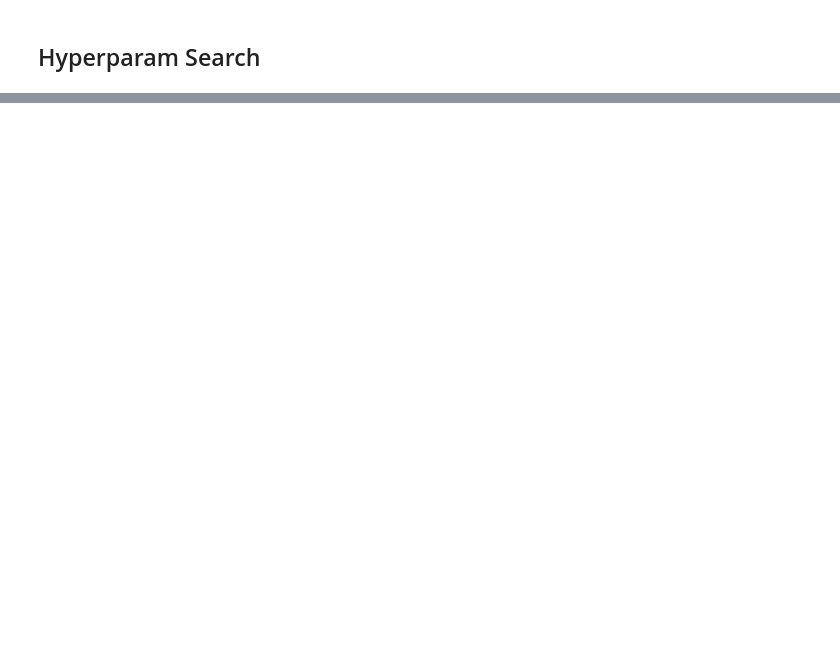
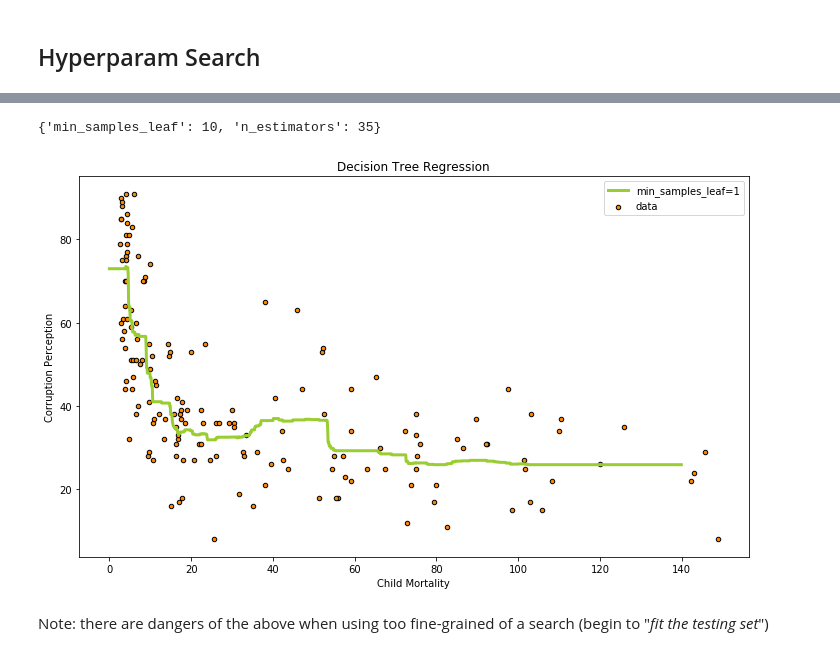
Before and after one commit to M-Harrington/Research-Computing-Instruction, a Jupyter notebook: MLworkshop.ipynb, the cells around one changed output, grey strips where cells are left out. Saved outputs shown, nothing was run; the diff lists cells and outputs as text; code cells hidden in the pictures; blank space fills up the shorter version.

```diff
--- a/MLworkshop.ipynb
+++ b/MLworkshop.ipynb
@@ -190,0 +206,7 @@ param_grid =
+# %%
+# Easy way using gridsearch
+param_grid = {'min_samples_leaf':[1,5,10,15,20], 'n_estimators':[1,5,35,75,100,200]}
+
+rfr = RandomForestRegressor() #parameters to keep constant
+rfr_gscv = GridSearchCV(rfr, param_grid, cv=5, scoring ='neg_mean_squared_error',iid=False)
+rfr_gscv.fit(X_small, y)
@@ -190,0 +232,26 @@ param_grid =
+# %%
+# See our results!
+# rfr_gscv.best_score_
+rfr_gscv.best_params_
+# %% [output]
+{'min_samples_leaf': 10, 'n_estimators': 35}
+# %%
+#Visualize the best
+rfr5 = RandomForestRegressor(min_samples_leaf=10, n_estimators=35)
+rfr5.fit(X_small, y)
+y_pred5 = rfr5.predict(X_pred)
+
+# Plot
+plt.figure(figsize=(12,7))
+plt.scatter(X_small, y, s=20, edgecolor="black",
+            c="darkorange", label="data")
+plt.plot(X_pred, y_pred5, color="yellowgreen", label="min_samples_leaf=1",linewidth=3)
+plt.xlabel("Child Mortality")
+plt.ylabel("Corruption Perception")
+plt.title("Decision Tree Regression")
+plt.legend()
+plt.show()
+# %% [output]
+[figure, added]
+# %% [markdown]
+Note: there are dangers of the above when using too fine-grained of a search (begin to "*fit the testing set*")
```
Also changed, not shown: parts of 30 cells of this notebook.
